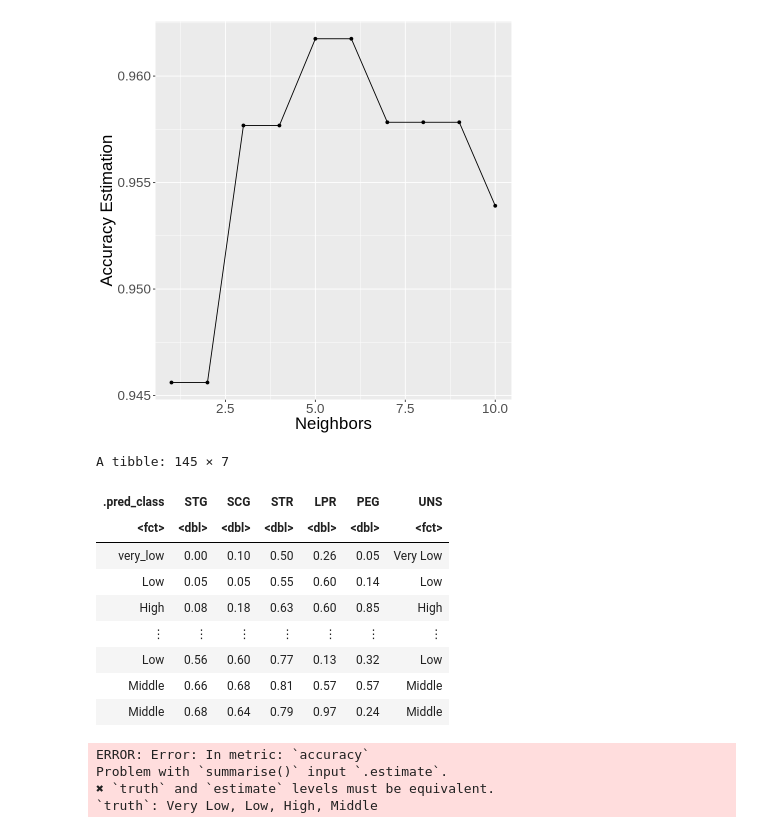
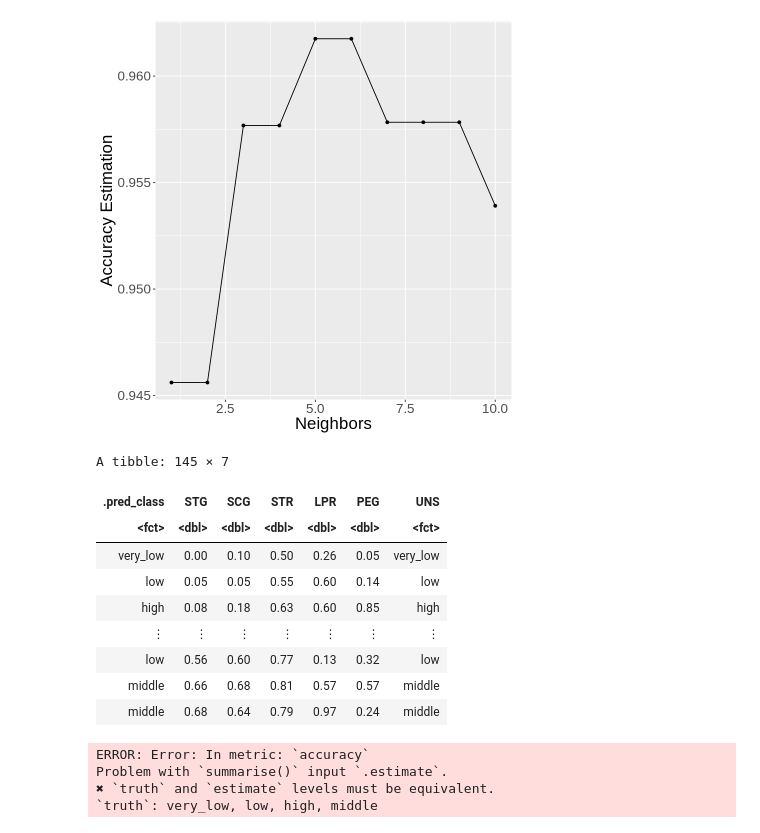
Before and after one commit to kzhang0113/group_8_ds_project, a Jupyter notebook: group_8_final_project.ipynb, the cells around one changed output. Cells and saved outputs as stored; diff of their text form; code cells hidden in the pictures.

```diff
--- a/group_8_final_project.ipynb
+++ b/group_8_final_project.ipynb
@@ -84,11 +84,14 @@ testing_data <- mutate(testing_data, UNS = as_factor(UNS))
 
 # unite value format
 training_data$UNS = tolower(training_data$UNS)
+training_data <- training_data %>%
+                 mutate(UNS = as_factor(UNS))
 training_data
 
 testing_data$UNS = tolower(testing_data$UNS)
 testing_data <- testing_data %>%
-    mutate(UNS = str_replace(UNS, " ", "_"))
+    mutate(UNS = str_replace(UNS, " ", "_")) %>%
+    mutate(UNS = as_factor(UNS))
 testing_data
 
 # test missing values
@@ -369,39 +362,41 @@ accuracy_plot
 # %%
 ## create the new knn classifier
 new_knn_spec <- nearest_neighbor(weight_func = "rectangular", neighbors = 5) %>%
                 set_engine("kknn") %>%
                 set_mode("classification")
 
 ## create a new wokflow
 knn_fit <- workflow() %>%
            add_recipe(data_recipe) %>%
            add_model(new_knn_spec) %>%
            fit(data = training_data)
 
 ## predict the test data
-testing_data_predictions <- predict(knn_fit, test_data) %>%
-                            bind_cols(test_data)
+testing_data_predictions <- predict(knn_fit, testing_data) %>%
+                            bind_cols(testing_data)
 testing_data_predictions
 
 ## check the accuracy
 test_prediction <- testing_data_predictions %>%
                    metrics(truth = UNS, estimate = .pred_class)
 test_prediction
+
 ## check the confusion matrix
 test_confusion <- test_prediction %>%
                   conf_mat(truth = UNS, estimate = .pred_class)
+test_confusion
 # %% [output]
 A tibble: 145 × 7
 | .pred_class | STG | SCG | STR | LPR | PEG | UNS |
 | <fct> | <dbl> | <dbl> | <dbl> | <dbl> | <dbl> | <fct> |
-| very_low | 0.00 | 0.10 | 0.50 | 0.26 | 0.05 | Very Low |
-| Low | 0.05 | 0.05 | 0.55 | 0.60 | 0.14 | Low |
-| High | 0.08 | 0.18 | 0.63 | 0.60 | 0.85 | High |
+| very_low | 0.00 | 0.10 | 0.50 | 0.26 | 0.05 | very_low |
+| low | 0.05 | 0.05 | 0.55 | 0.60 | 0.14 | low |
+| high | 0.08 | 0.18 | 0.63 | 0.60 | 0.85 | high |
 | ⋮ | ⋮ | ⋮ | ⋮ | ⋮ | ⋮ | ⋮ |
-| Low | 0.56 | 0.60 | 0.77 | 0.13 | 0.32 | Low |
-| Middle | 0.66 | 0.68 | 0.81 | 0.57 | 0.57 | Middle |
-| Middle | 0.68 | 0.64 | 0.79 | 0.97 | 0.24 | Middle |
+| low | 0.56 | 0.60 | 0.77 | 0.13 | 0.32 | low |
+| middle | 0.66 | 0.68 | 0.81 | 0.57 | 0.57 | middle |
+| middle | 0.68 | 0.64 | 0.79 | 0.97 | 0.24 | middle |
 ERROR: Error: In metric: `accuracy`
 Problem with `summarise()` input `.estimate`.
 ✖ `truth` and `estimate` levels must be equivalent.
-`truth`: Very Low, Low, High, Middle
+`truth`: very_low, low, high, middle
```
Also changed, not shown: parts of 3 cells of this notebook.
